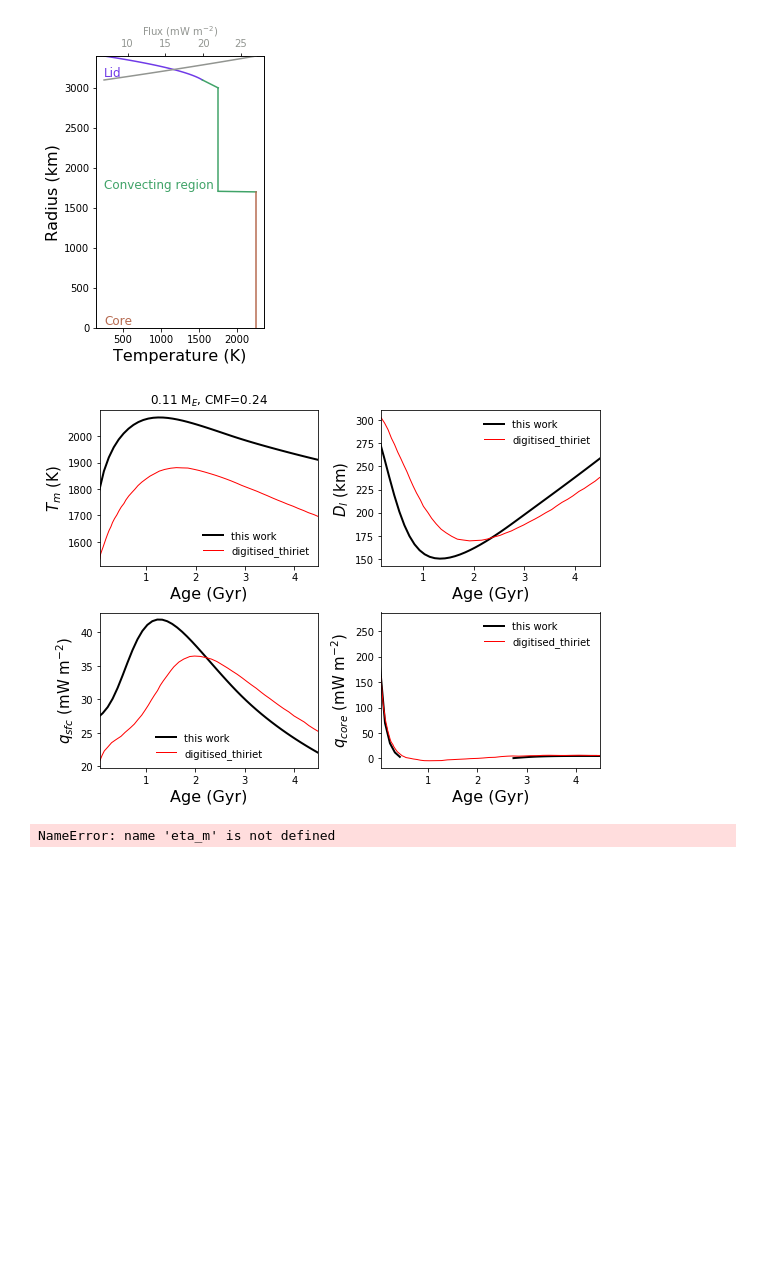
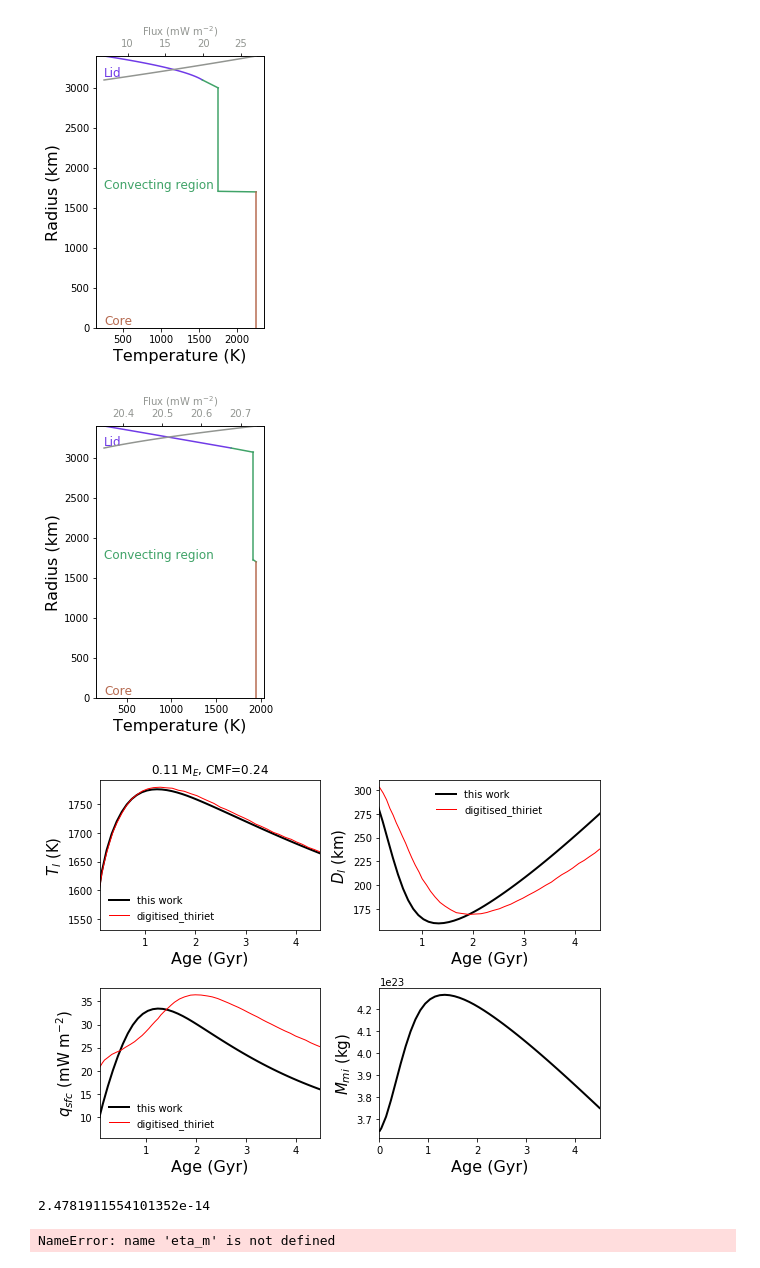
Before and after one commit to clairesworld/exo-top, a Jupyter notebook: thermal_evolution_3layer.ipynb, the cells around one changed output. Saved outputs shown, nothing was run; the diff lists cells and outputs as text; code cells hidden in the pictures; blank space fills up the shorter version.

```diff
--- a/thermal_evolution_3layer.ipynb
+++ b/thermal_evolution_3layer.ipynb
@@ -536,14 +541,14 @@ X_U = 2e-2# initial abundane of U in wt ppm ""
 X_Th = 7e-2 # initial abundance of Th in wt ppm ""
 X_0 = [X_K, X_U, X_U, X_Th]
 # %%
-""" reprouce Thiriet+ 2019 Mars1"""
+### """ reprouce Thiriet+ 2019 Mars1"""
 
 R_p0 = 3400e3
 R_c0 = 1700e3
 Ra_crit = 450
 T_m0 = 1750
 T_c0 = 2250
-D_l0 = 300e3 # initial lid thickness
+D_l0 = 300e3 # 350e3 # 350 matches thiriet initial... initial lid thickness
 rho_m = 3500
 rho_c = 7200
 rho_lith = 2800
@@ -578,9 +583,11 @@ names={'T_m':'$T_m$ (K)', 'T_c':'$T_c$ (K)', 'D_l':'$D_l$ (km)', 'eta_m':'$\eta_
        'h_rad_m':'$h_{rad,m}$ (pW kg$^{-1}$)', 'H_rad_m':'$H_{rad,m}$ (TW)',
        'q_ubl':'$q_{ubl}$ (mW m$^{-2}$)', 'M_mi':'$M_{mantle}$ (kg)','Q_ubl':'$Q_{ubl}$ (TW)',
        'Q_core':'$Q_{core}$ (TW)', 'q_sfc':'$q_{sfc}$ (mW m$^{-2}$)', 'Q_sfc':'$Q_{sfc}$ (TW)',
-       'q_core':'$q_{core}$ (mW m$^{-2}$)', 'urey':'Urey ratio', 'Ra_m':'Ra$_m$'} # format variable_name:ylabel
+       'q_core':'$q_{core}$ (mW m$^{-2}$)', 'urey':'Urey ratio', 'Ra_i':'Ra$_i$'} # format variable_name:ylabel
 
-names = {'T_m':'$T_m$ (K)', 'D_l':'$D_l$ (km)', 'q_sfc':'$q_{sfc}$ (mW m$^{-2}$)', 'q_core':'$q_{core}$ (mW m$^{-2}$)'}
+names = {'T_l':'$T_l$ (K)', 'D_l':'$D_l$ (km)', 'q_sfc':'$q_{sfc}$ (mW m$^{-2}$)',
+         #'q_core':'$q_{core}$ (mW m$^{-2}$)',
+         'M_mi':'$M_{mi}$ (kg)'}
 paramargs = dict(Alb=Alb, rho_m=rho_m, H_0=H_0, c_n=c_n, p_n=p_n, lambda_n=lambda_n,
                  L=L*L_sun, Ra_crit_u=Ra_crit, adiabats=0, R_p0=R_p0, R_c0=R_c0,
                  alpha_m=alpha_m, k_m=k_m, CMF=None, rho_c=rho_c, rho_lith=rho_lith, visc_type='Thi',
@@ -589,8 +596,9 @@ paramargs = dict(Alb=Alb, rho_m=rho_m, H_0=H_0, c_n=c_n, p_n=p_n, lambda_n=lambd
                  Ea=Ea, eta_0=eta_0, T_ref=T_ref, T_s=T_s)
 varargs = dict(M_p=M_p*M_E, a=a*AU2m, T_m0=T_m0, T_c0=T_c0, D_l0 = D_l0, tf=t_f*1e9*years2sec)
 f = solve_Tm(t0=0, plots=True, plots_save=True, names=names,
-             compare_dir='digitised_thiriet', **varargs, **paramargs)
+             compare_dir='digitised_thiriet', plot_snapshots=[0, 65], **varargs, **paramargs)
 
 
+# except q_sfc to be off by 4.5 mW/m3t
 # problems 16 jan: runtime warnings, divide by 0..? can use inverse d_lbl to avoid other divide by zero.
 # %% [output]
@@ -612,5 +625,11 @@ Urey ratio @ $t_f$ = 0.87
 [figure]
-[figure, old version]
+[figure, new version]
+[figure, added]
+# %%
+R_p = 3400e3
+3.6/(np.pi*4*R_p**2)
+# %% [output]
+2.4781911554101352e-14
 # %%
 """ baseline case for Earth """
 
```
Also changed, not shown: parts of 7 cells of this notebook.
